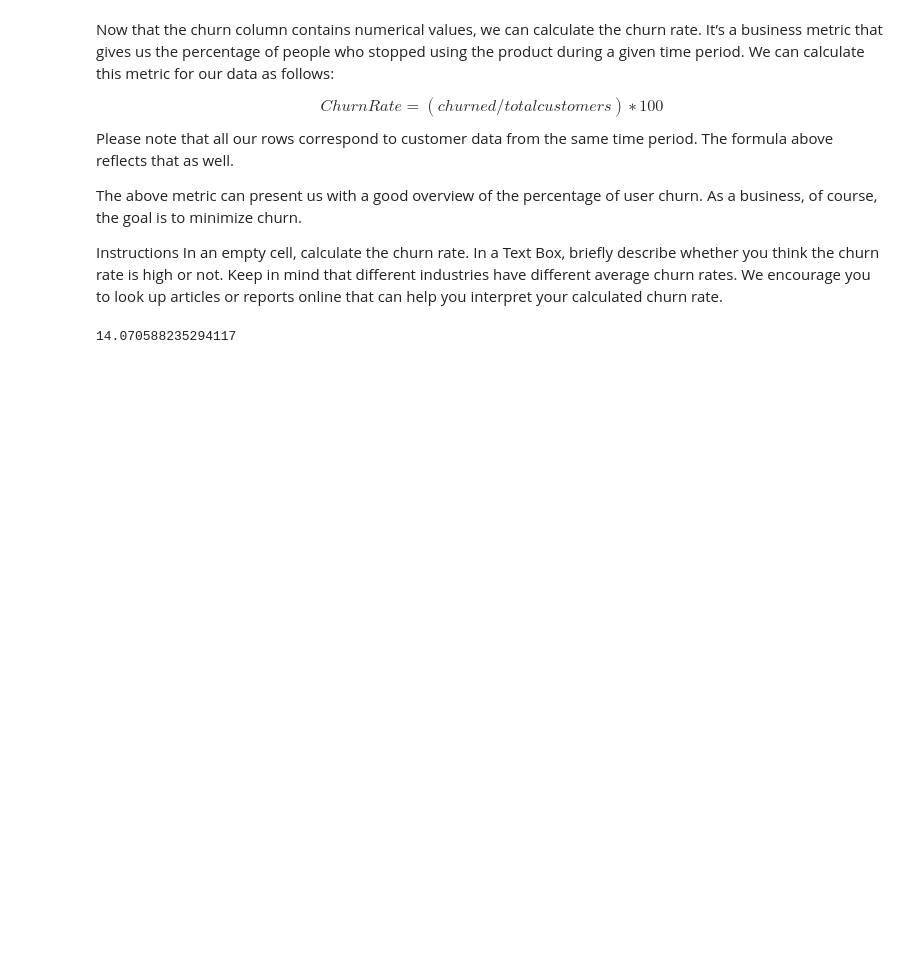
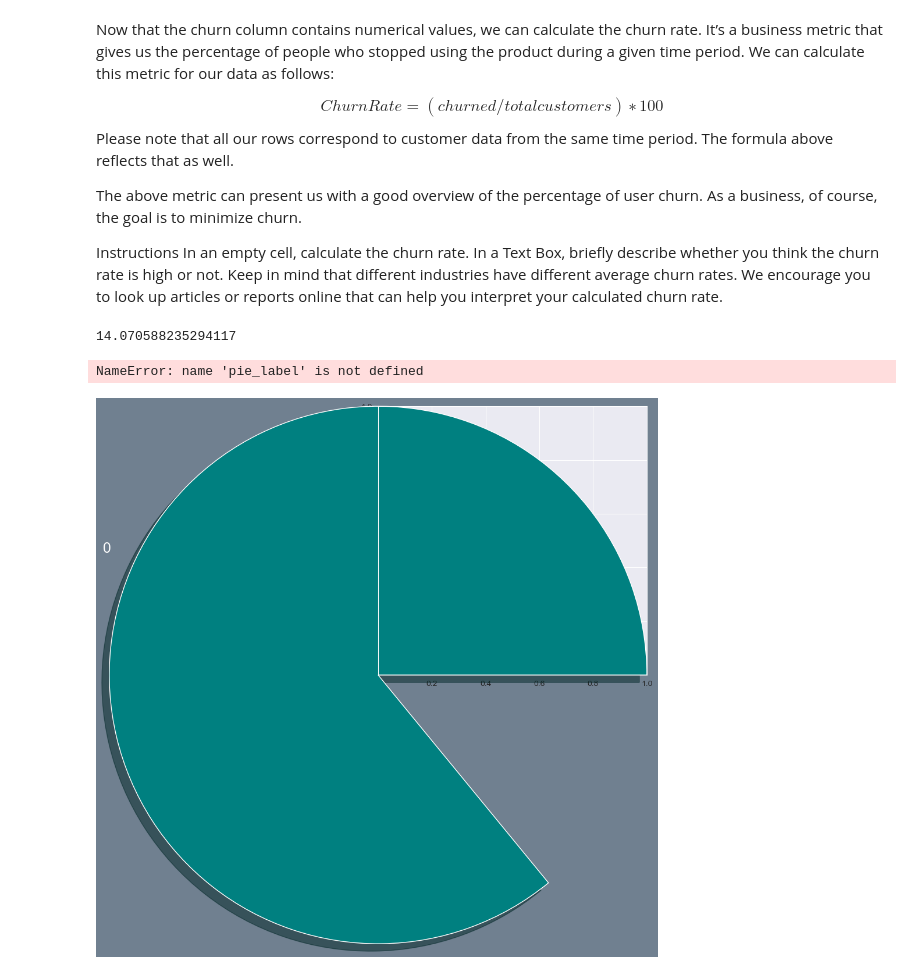
Before and after one commit to Lerch17/Project-1-, a Jupyter notebook: Final Project/exporation.ipynb, the cells around one changed output. Saved outputs shown, nothing was run; the diff lists cells and outputs as text; code cells hidden in the pictures; blank space fills up the shorter version.

```diff
--- a/Final Project/exporation.ipynb
+++ b/Final Project/exporation.ipynb
@@ -52,10 +54,13 @@ churn_rate
 14.070588235294117
 # %%
 plt.figure(figsize=(9,6), facecolor='slategray')
-churn = df['churn'].value_counts()
+churn = telcom_data_df['churn'].value_counts()
 colors = ['teal', 'indianred']
 sns.set_style('darkgrid')
 plt.pie(churn, labels=churn.index, autopct=lambda pct: pie_label(pct, churn), colors=colors, shadow=True, textprops=dict(color='white', fontsize=18))
 plt.title("Customer Churn", color='white', loc='center', weight='bold', fontsize=20)
 plt.legend(title='is churn')
 plt.show()
+# %% [output]
+NameError: name 'pie_label' is not defined
+[figure, added]
```
Also changed, not shown: parts of 3 cells of this notebook, 3 other files.
